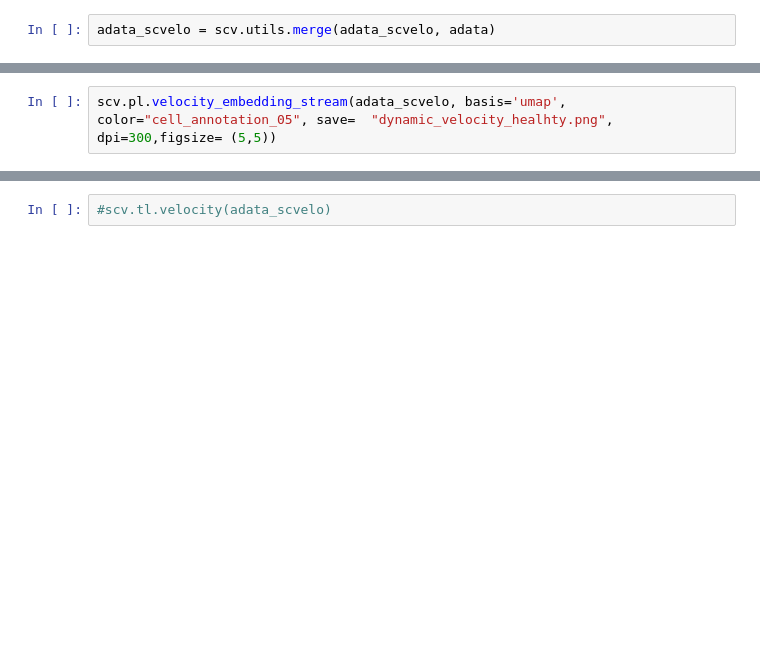
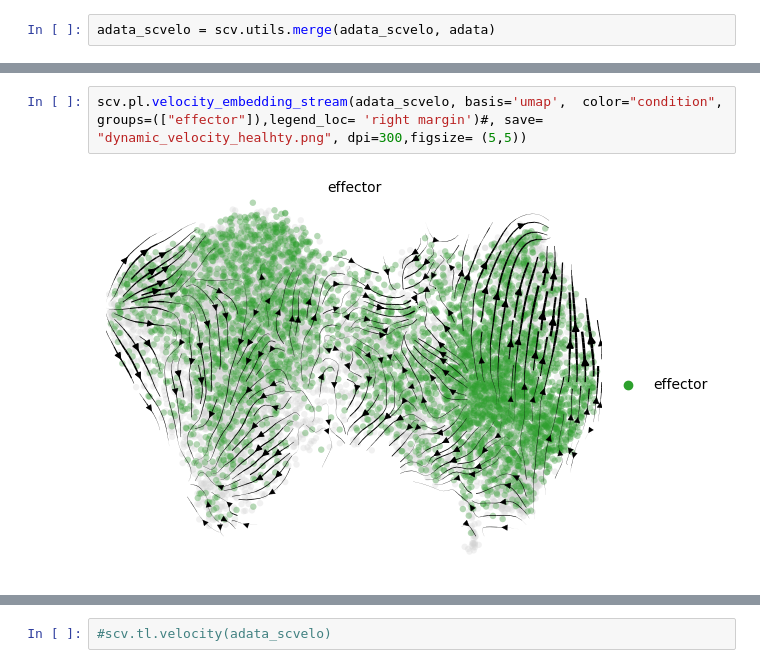
Before and after one commit to ErikaKvalem/prj-honda, a Jupyter notebook: 01_bacterial_products/003_healthy_single_cell_cd8_t_cell/010_scvelo.ipynb, the cells around one changed output, grey strips where cells are left out. Saved outputs shown, nothing was run; the diff lists cells and outputs as text; blank space fills up the shorter version.

```diff
--- a/01_bacterial_products/003_healthy_single_cell_cd8_t_cell/010_scvelo.ipynb
+++ b/01_bacterial_products/003_healthy_single_cell_cd8_t_cell/010_scvelo.ipynb
@@ -112,2 +237,4 @@ scv.tl.velocity_graph(adata_scvelo)
 # %%
-scv.pl.velocity_embedding_stream(adata_scvelo, basis='umap',  color="cell_annotation_05", save=  "dynamic_velocity_healhty.png", dpi=300,figsize= (5,5))
+scv.pl.velocity_embedding_stream(adata_scvelo, basis='umap',  color="condition", groups=(["effector"]),legend_loc= 'right margin')#, save=  "dynamic_velocity_healhty.png", dpi=300,figsize= (5,5))
+# %% [output]
+[figure, added]
```
Also changed, not shown: parts of 20 cells of this notebook, 11 other files.
